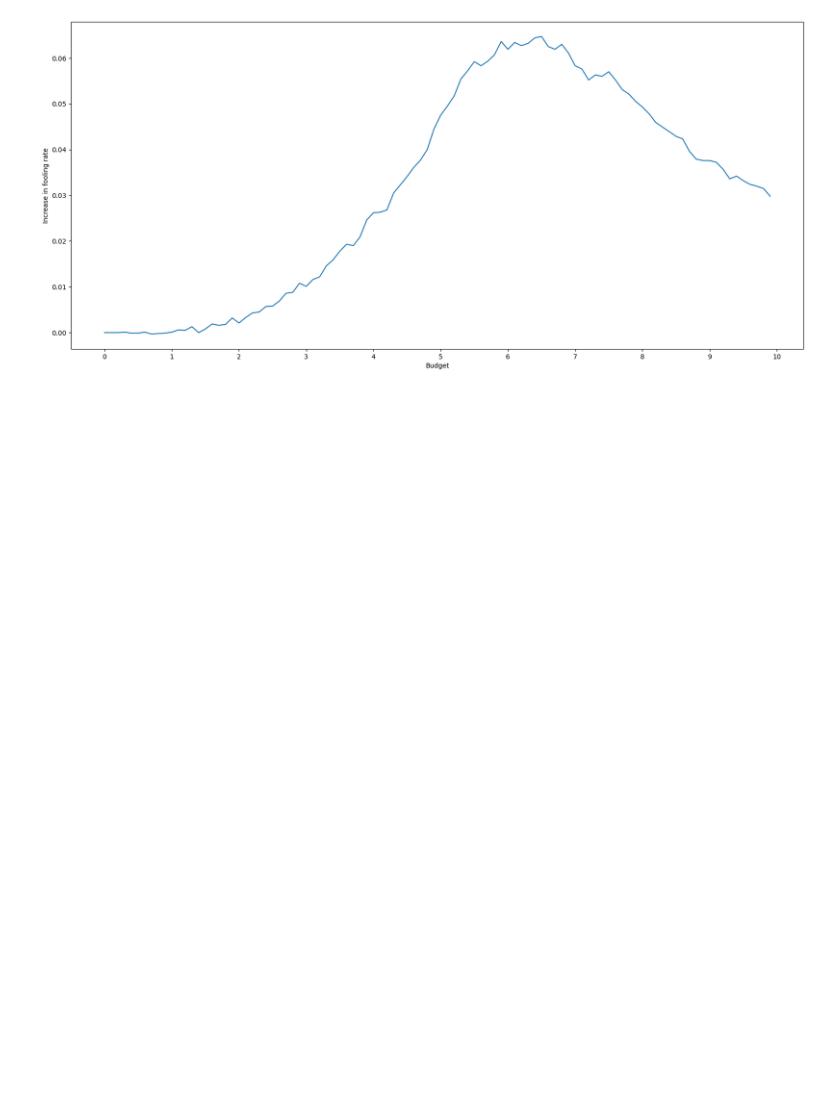
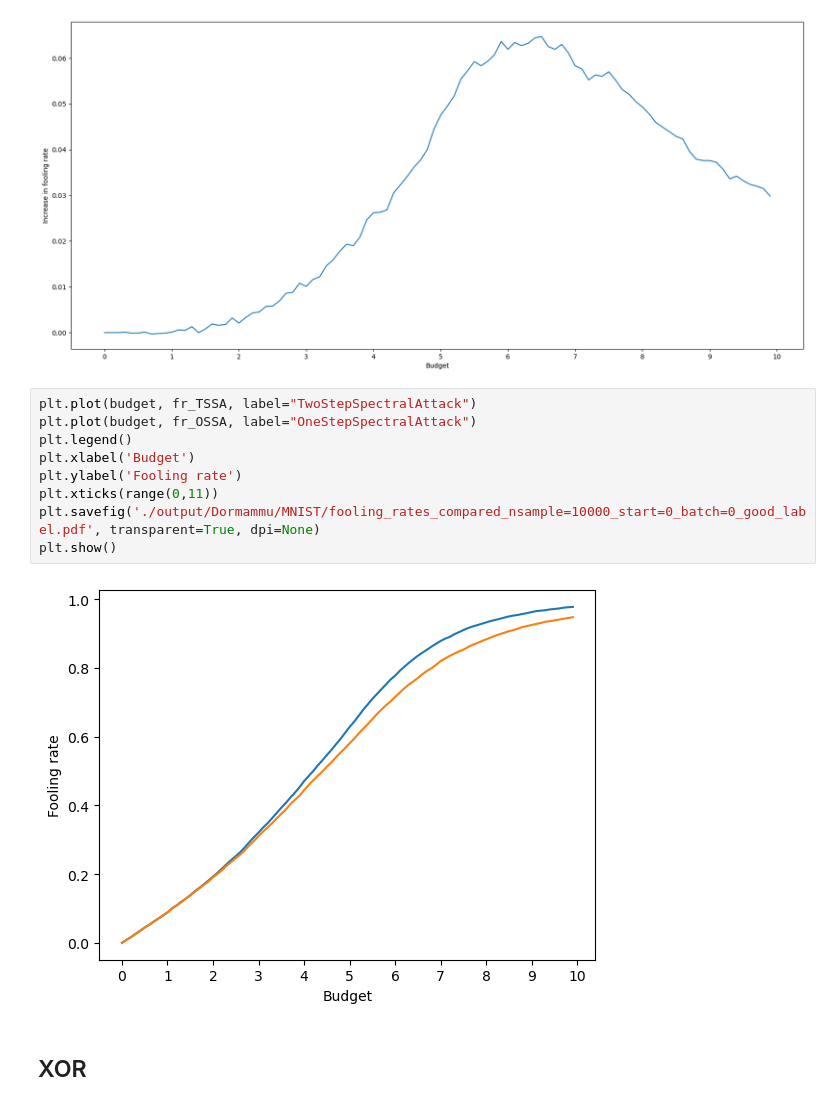
Before and after one commit to eliot-tron/CurvNetAttack, a Jupyter notebook: results_analysis.ipynb, the cells around one changed output. Saved outputs shown, nothing was run; the diff lists cells and outputs as text; blank space fills up the shorter version.

Commit message:
plots for XOR too

```diff
--- a/results_analysis.ipynb
+++ b/results_analysis.ipynb
@@ -23,3 +25,16 @@ plt.savefig('./output/Dormammu/MNIST/fooling_rates_increase_plain.pdf', transpar
 plt.show()
 # %% [output]
 [figure]
+# %%
+plt.plot(budget, fr_TSSA, label="TwoStepSpectralAttack")
+plt.plot(budget, fr_OSSA, label="OneStepSpectralAttack")
+plt.legend()
+plt.xlabel('Budget')
+plt.ylabel('Fooling rate')
+plt.xticks(range(0,11))
+plt.savefig('./output/Dormammu/MNIST/fooling_rates_compared_nsample=10000_start=0_batch=0_good_label.pdf', transparent=True, dpi=None)
+plt.show()
+# %% [output]
+[figure, added]
+# %% [markdown]
+## XOR
```
Also changed, not shown: parts of 3 cells of this notebook.
